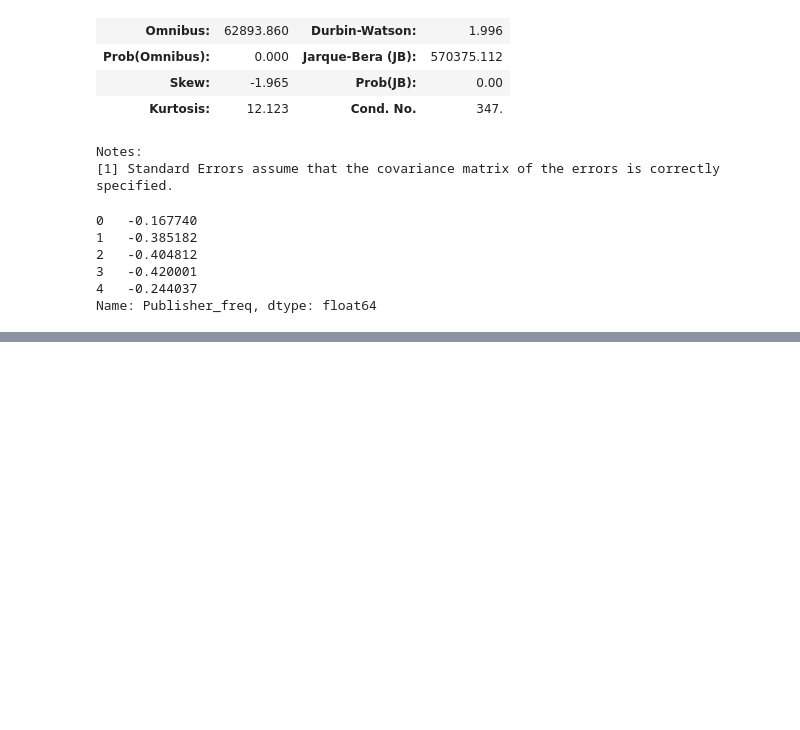
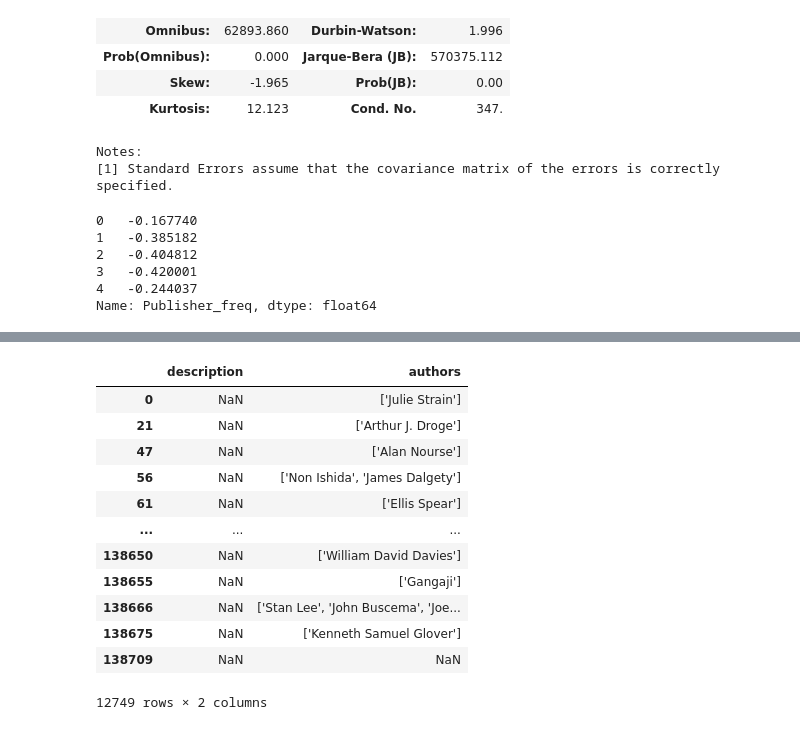
Before and after one commit to SaurabhKatariyar/Highlevel, a Jupyter notebook: EDA.ipynb, the cells around one changed output, grey strips where cells are left out. Saved outputs shown, nothing was run; the diff lists cells and outputs as text; code cells hidden in the pictures; blank space fills up the shorter version.

```diff
--- a/EDA.ipynb
+++ b/EDA.ipynb
@@ -829,0 +875,16 @@ Notes:
+# %%
+data[data['description'].isnull()][['description', 'authors']]
+# %% [output]
+|  | description | authors |
+| 0 | NaN | ['Julie Strain'] |
+| 21 | NaN | ['Arthur J. Droge'] |
+| 47 | NaN | ['Alan Nourse'] |
+| 56 | NaN | ['Non Ishida', 'James Dalgety'] |
+| 61 | NaN | ['Ellis Spear'] |
+| ... | ... | ... |
+| 138650 | NaN | ['William David Davies'] |
+| 138655 | NaN | ['Gangaji'] |
+| 138666 | NaN | ['Stan Lee', 'John Buscema', 'Joe... |
+| 138675 | NaN | ['Kenneth Samuel Glover'] |
+| 138709 | NaN | NaN |
+12749 rows × 2 columns
```
Also changed, not shown: parts of 10 cells of this notebook, 3 other files.
